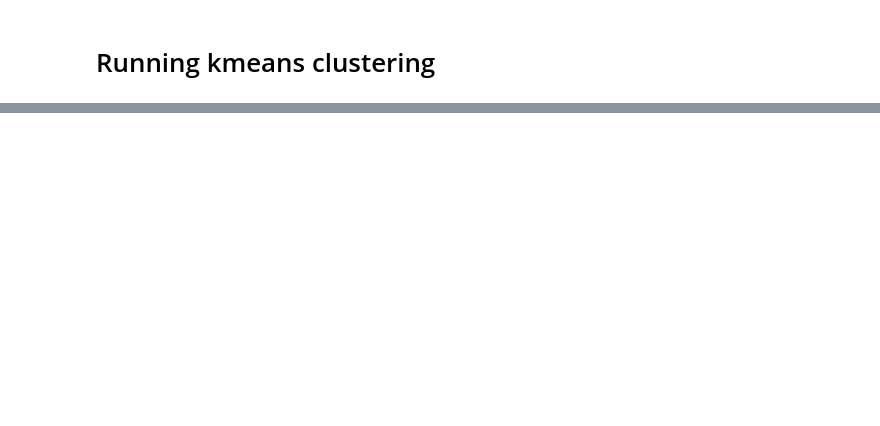
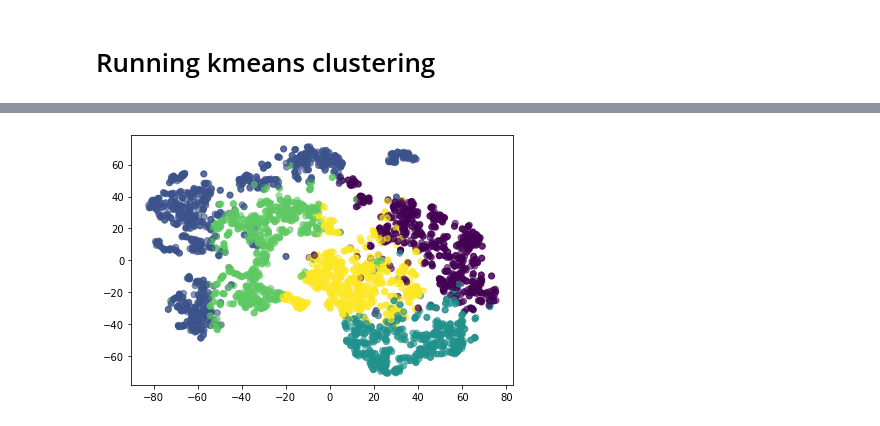
Before and after one commit to CS-433/ml-project-2-ml-plume-1, a Jupyter notebook: code/processing_clustering.ipynb, the cells around one changed output, grey strips where cells are left out. Saved outputs shown, nothing was run; the diff lists cells and outputs as text; code cells hidden in the pictures; blank space fills up the shorter version.

Commit message:
clustering

```diff
--- a/code/processing_clustering.ipynb
+++ b/code/processing_clustering.ipynb
@@ -79,14 +92,7 @@ kmeans_full_analysis(feature_matrix_sobel,2,20)
 # %%
-#fig, axs = plt.subplots(1, 2, figsize=(15,15), sharey=True)
-X_reduced_tsne = TSNE(n_components=2, random_state=0).fit_transform(feature_matrix_sobel)
-labels = KMeans(n_clusters=9, random_state=0).fit_predict(feature_matrix_sobel)
-# Cluster the data in 3 groups
-
-# Plot the data reduced in 2d space with t-SNE
+X_reduced_tsne = TSNE(n_components=2, random_state=0).fit_transform(feature_matrix_roberts)
+labels = KMeans(n_clusters=5, random_state=0).fit_predict(feature_matrix_roberts)
 plt.scatter(X_reduced_tsne[:,0], X_reduced_tsne[:,1], c=labels, alpha=0.6)
-#axs[0].set_title("t-SNE")
-
-# Plot the data reduced in 2d space with PCA
-#axs[1].scatter(X_reduced_pca[:,0], X_reduced_pca[:,1], c=labels, alpha=0.6)
-#axs[1].set_title("PCA")
 plt.tight_layout()
+# %% [output]
+[figure, added]
```
Also changed, not shown: parts of 17 cells of this notebook, 3 other files.
